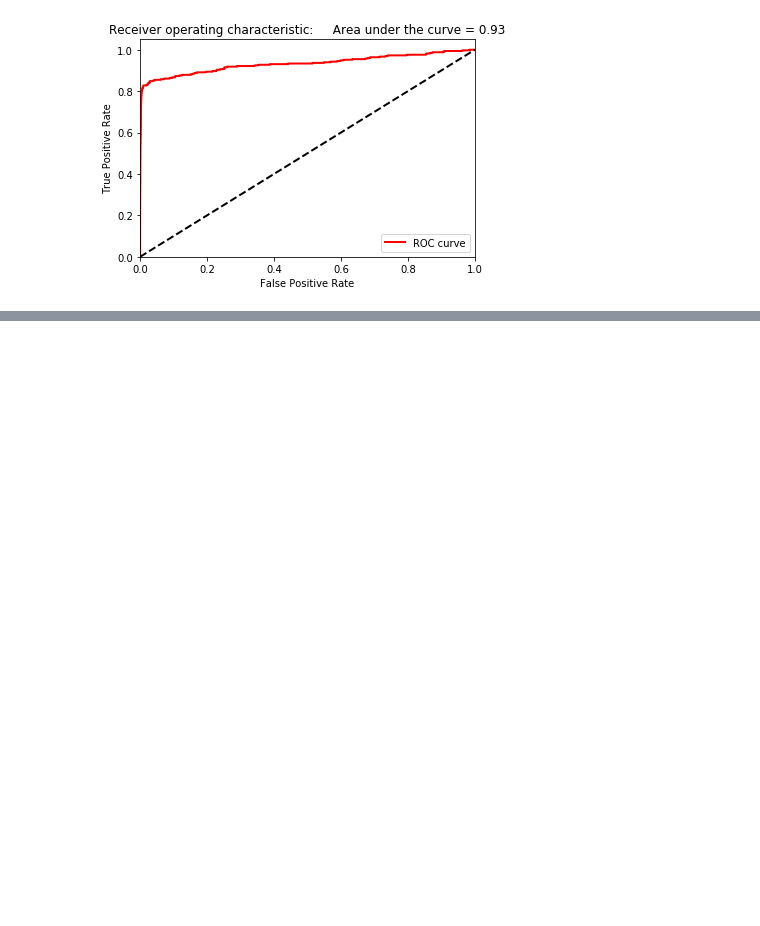
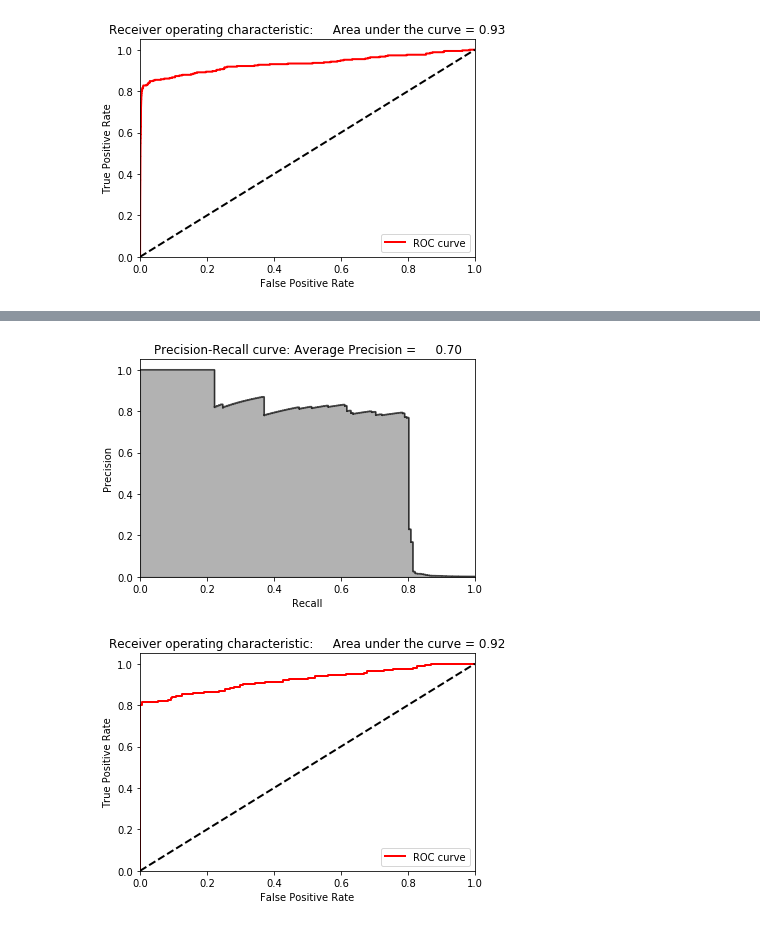
Before and after one commit to varinen/handson-unsupervised-learning, a Jupyter notebook: Chap04.ipynb, the cells around one changed output, grey strips where cells are left out. Cells and saved outputs as stored; diff of their text form; code cells hidden in the pictures; blank space fills up the shorter version.

```diff
--- a/Chap04.ipynb
+++ b/Chap04.ipynb
@@ -444,0 +505,6 @@ The results from the dctionary learning are much better than from random project
+# %%
+anomalyScoresPCA = anomalyScores(X_test, X_test_PCA_inverse)
+preds = plotResults(y_test, anomalyScoresPCA, True)
+# %% [output]
+[figure, added]
+[figure, added]
```
Also changed, not shown: parts of 30 cells of this notebook, 35 other files.
